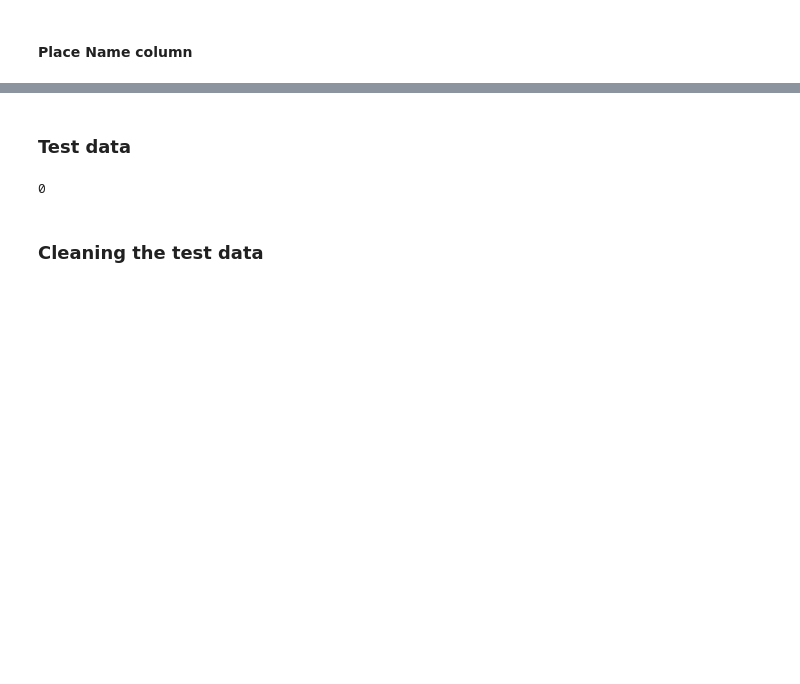
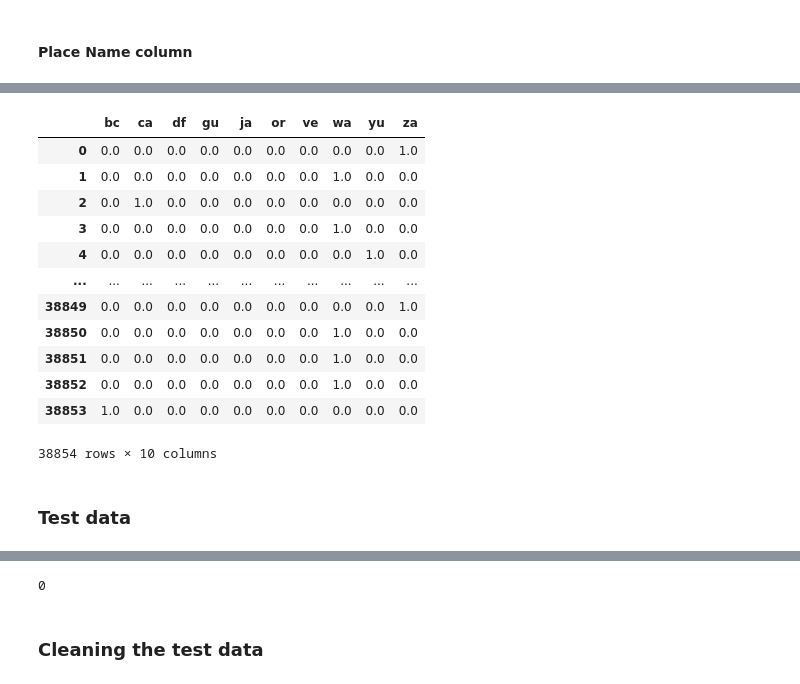
Before and after one commit to abdul-rahman-hassan/Product-Cost-Prediction, a Jupyter notebook: Preprocessing.ipynb, the cells around one changed output, grey strips where cells are left out. Drawn from its saved outputs; the diff is of its cells as text; code cells hidden in the pictures; blank space fills up the shorter version.

```diff
--- a/Preprocessing.ipynb
+++ b/Preprocessing.ipynb
@@ -1067,2 +1132,5 @@ train.drop('store_kind',axis = 1 , inplace=True)
+# %%
+train = train.join(transformed_col)
+train.drop('brand',axis = 1 , inplace=True)
 # %% [markdown]
 #### Place Name column
@@ -1090,6 +1137,34 @@ transformed_col
+# %%
+ohe = OneHotEncoder(sparse_output = False )
+
+arr = ohe.fit_transform(train[['place_name']])
+
+transformed_col = pd.DataFrame(arr, columns=ohe.get_feature_names_out(['place_name']))
+
+transformed_col.columns = [col.replace('place_name_', '') for col in transformed_col.columns]
+transformed_col.columns = [col.replace(' ', '_') for col in transformed_col.columns]
+transformed_col.columns = [col.lower() for col in transformed_col.columns]
+
+transformed_col
+# %% [output]
+|  | bc | ca | df | gu | ja | or | ve | wa | yu | za |
+| 0 | 0.0 | 0.0 | 0.0 | 0.0 | 0.0 | 0.0 | 0.0 | 0.0 | 0.0 | 1.0 |
+| 1 | 0.0 | 0.0 | 0.0 | 0.0 | 0.0 | 0.0 | 0.0 | 1.0 | 0.0 | 0.0 |
+| 2 | 0.0 | 1.0 | 0.0 | 0.0 | 0.0 | 0.0 | 0.0 | 0.0 | 0.0 | 0.0 |
+| 3 | 0.0 | 0.0 | 0.0 | 0.0 | 0.0 | 0.0 | 0.0 | 1.0 | 0.0 | 0.0 |
+| 4 | 0.0 | 0.0 | 0.0 | 0.0 | 0.0 | 0.0 | 0.0 | 0.0 | 1.0 | 0.0 |
+| ... | ... | ... | ... | ... | ... | ... | ... | ... | ... | ... |
+| 38849 | 0.0 | 0.0 | 0.0 | 0.0 | 0.0 | 0.0 | 0.0 | 0.0 | 0.0 | 1.0 |
+| 38850 | 0.0 | 0.0 | 0.0 | 0.0 | 0.0 | 0.0 | 0.0 | 1.0 | 0.0 | 0.0 |
+| 38851 | 0.0 | 0.0 | 0.0 | 0.0 | 0.0 | 0.0 | 0.0 | 1.0 | 0.0 | 0.0 |
+| 38852 | 0.0 | 0.0 | 0.0 | 0.0 | 0.0 | 0.0 | 0.0 | 1.0 | 0.0 | 0.0 |
+| 38853 | 1.0 | 0.0 | 0.0 | 0.0 | 0.0 | 0.0 | 0.0 | 0.0 | 0.0 | 0.0 |
+38854 rows × 10 columns
 # %%
 train = train.join(transformed_col)
 train.drop('place_name',axis = 1 , inplace=True)
+# %% [markdown]
+### Test data
 # %%
 test.head(5)
 # %% [output]
@@ -1099,8 +1174,6 @@ test.head(5)
 | 2 | 2 | Single Female with three children... | H11go_ZA | Dairy from Dairy department, Orde... | ['Bar For Salad', 'Video Store', ... | Pick Your Savings | ... |
 | 3 | 3 | Single Male with three children, ... | M10da_YU | Frozen Desserts from Frozen Foods... | ['Coffee Bar', 'Video Store', 'Ba... | Price Winners | ... |
 | 4 | 4 | Single Male with two children, ed... | L05es_CA | Hot Beverages from Beverages depa... | ['Florist'] | Dollar Days | ... |
-# %% [markdown]
-### Test data
 # %%
 test_ids = test['unnamed:_0']
 # %%
```
Also changed, not shown: parts of 39 cells of this notebook, 5 other files.
